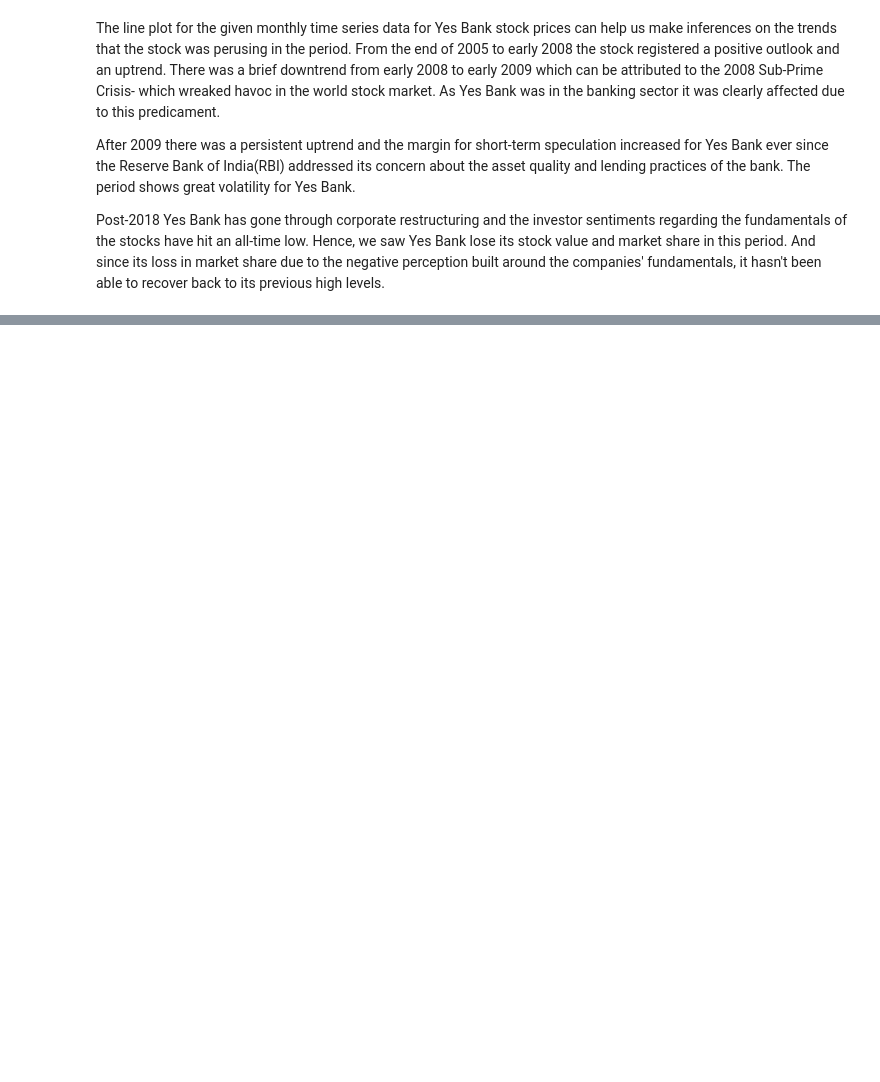
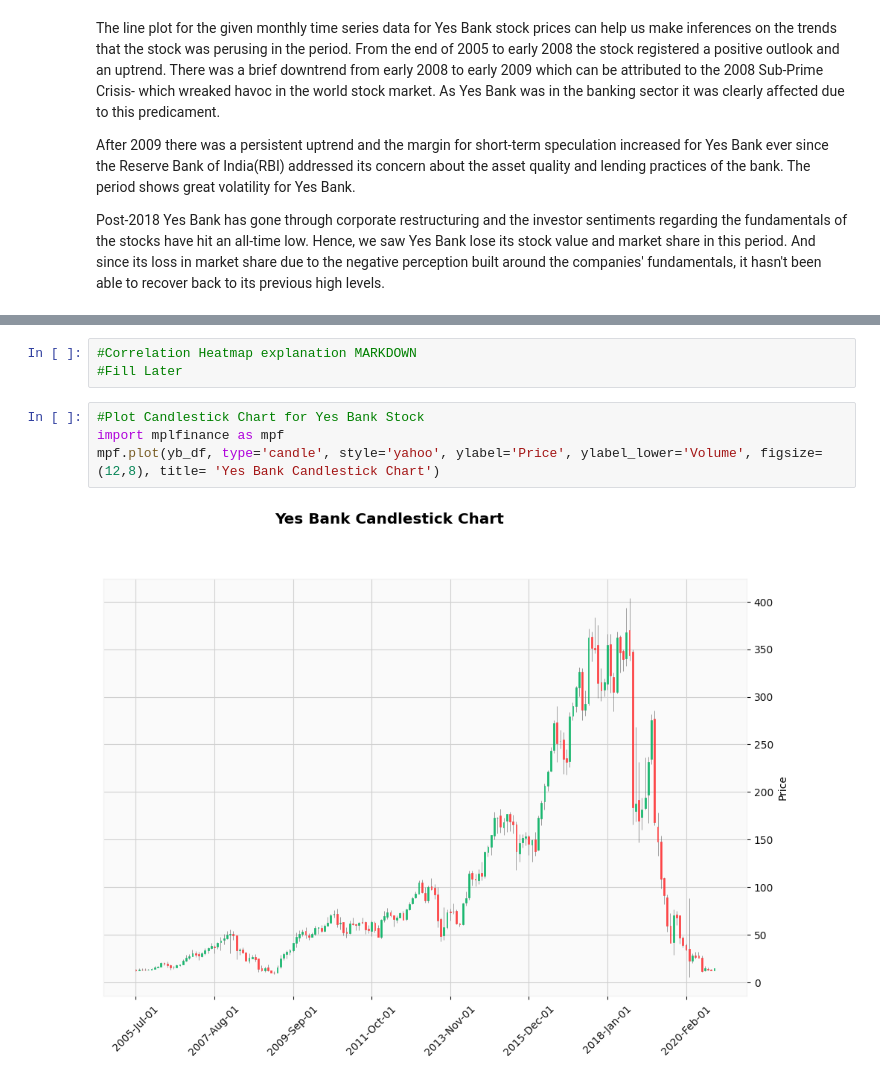
Before and after one commit to rksonu21/ML_Alma_Better, a Jupyter notebook: Yes_Bank_Regression.ipynb, the cells around one changed output, grey strips where cells are left out. Cells and saved outputs as stored; diff of their text form; blank space fills up the shorter version.

Commit message:
Added Candle Stick Chart

```diff
--- a/Yes_Bank_Regression.ipynb
+++ b/Yes_Bank_Regression.ipynb
@@ -50,0 +51,9 @@ plt.show()
+# %%
+#Correlation Heatmap explanation MARKDOWN
+#Fill Later
+# %%
+#Plot Candlestick Chart for Yes Bank Stock
+import mplfinance as mpf
+mpf.plot(yb_df, type='candle', style='yahoo', ylabel='Price', ylabel_lower='Volume', figsize=(12,8), title= 'Yes Bank Candlestick Chart')
+# %% [output]
+[figure, added]
```
Also changed, not shown: parts of 2 cells of this notebook.
